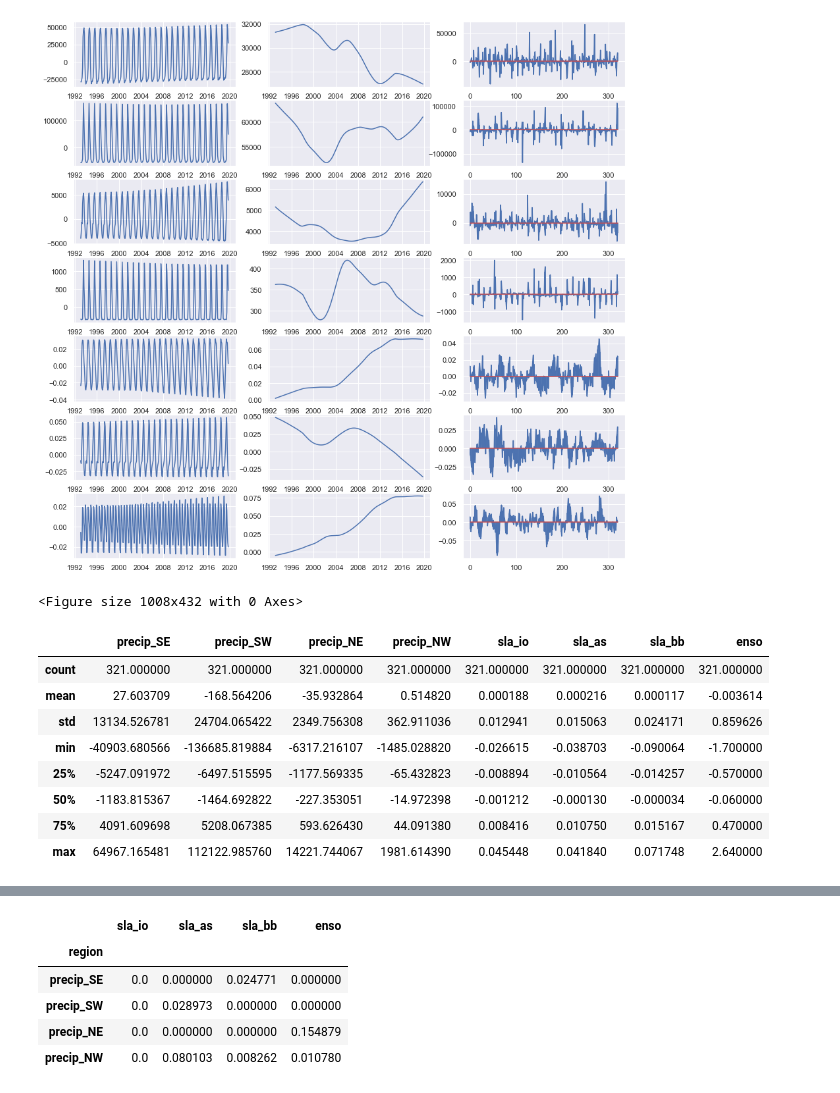
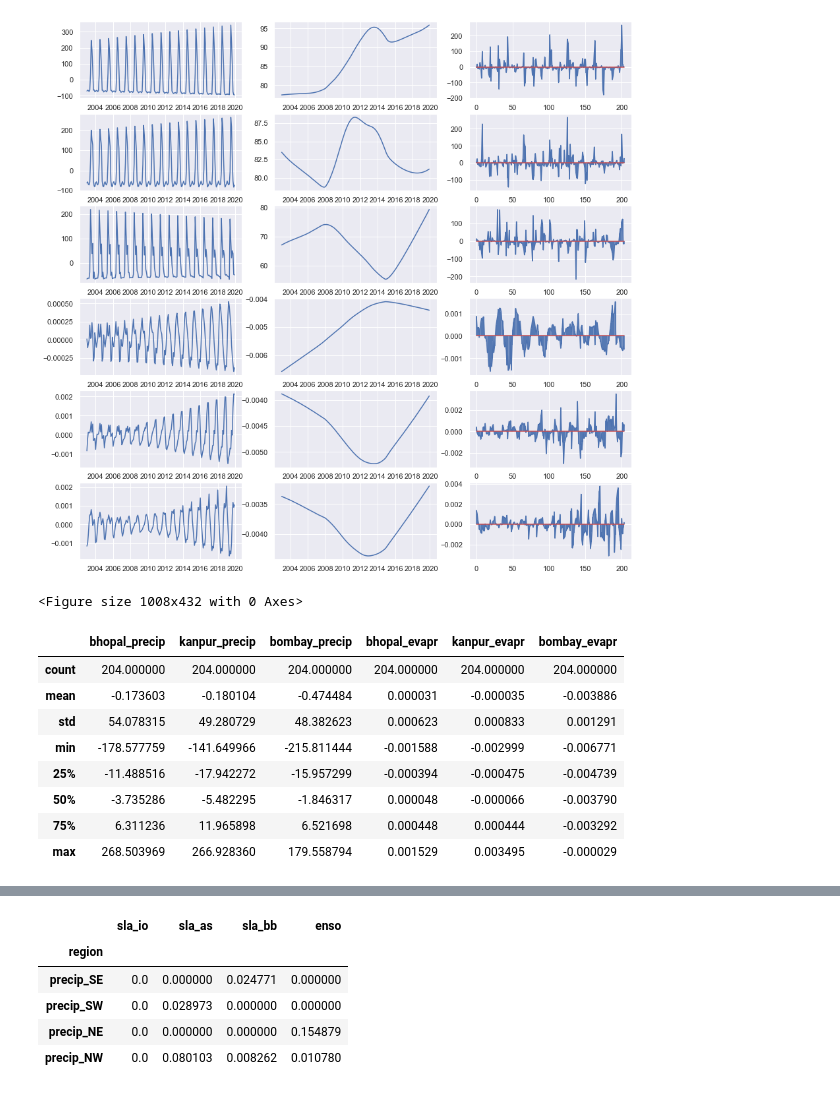
Before and after one commit to rghoshal18/ugpcode, a Jupyter notebook: GC_MI.ipynb, the cells around one changed output, grey strips where cells are left out. Saved outputs shown, nothing was run; the diff lists cells and outputs as text; code cells hidden in the pictures.

Commit message:
Analysis for the new dataset

```diff
--- a/GC_MI.ipynb
+++ b/GC_MI.ipynb
@@ -33 +14,13 @@ time = pd.DatetimeIndex(df['time']).unique()
+# %%
+df = pd.read_csv("D:/UGP/datasets/new_precip.csv").drop(['nv','time_bnds','lat_bnds','lon_bnds'],axis=1).drop_duplicates().reset_index(drop=True)
+evapr = pd.read_csv("D:/UGP/datasets/evapr.csv").sort_values(["lat", "lon","time"], ascending = (True, True,True))
+
+# df.describe()
+df['evapr'] = evapr['e']
+# %%
+time = pd.DatetimeIndex(df['time']).unique()
+
+bhopal = df[(df['lat'] == 23.75) & (df['lon'] == 76.25 ) ]
+kanpur = df[(df['lat'] == 26.25) & (df['lon'] == 81.25 ) ]
+bombay = df[(df['lat'] == 18.75) & (df['lon'] == 71.25 ) ]
 # %%
@@ -139,14 +93,12 @@ plt.show()
 # %%
 # Loading the dataset into a single data frame
 
-df = pd.DataFrame({"precip_SE":np.array(r1_precip),
-                   "precip_SW":np.array(r2_precip),
-                   "precip_NE":np.array(r3_precip),
-                   "precip_NW":np.array(r4_precip),
-                   "sla_io":np.array(s1),
-                   "sla_as":np.array(s2),
-                   "sla_bb":np.array(s3),
-                   "enso":np.array(data['oni'])})
+df = pd.DataFrame({"bhopal_precip":np.array(bhopal["precip"]),
+                   "kanpur_precip":np.array(kanpur["precip"]),
+                   "bombay_precip":np.array(bombay["precip"]),
+                   "bhopal_evapr":np.array(bhopal['evapr']),
+                   "kanpur_evapr":np.array(kanpur["evapr"]),
+                   "bombay_evapr":np.array(bombay["evapr"])})
 # %%
 # Setting the time column as index of df
 
@@ -182,32 +132,32 @@ for i in df:
 # %%
 # Distributing signal into its seasonality, trend and residuals and storing the residuals in transformed data
 
-fig, ax = plt.subplots(7,3,figsize=(15, 15))
+fig, ax = plt.subplots(6,3,figsize=(15, 15))
 plt.figure(figsize=(14,6))
 transform_data = pd.DataFrame()
-for i in range(7):
+for i in range(6):
     stl = STL(df.iloc[:,i], period = 12,seasonal=61 , trend = 121)
     res = stl.fit()
     transform_data[df.columns[i]] = res.resid
     ax[i,0].plot(res.seasonal)
     ax[i,1].plot(res.trend)
     ax[i,2].stem(res.resid , markerfmt='')
-transform_data[df.columns[7]] = df.iloc[:,7]
+transform_data[df.columns[5]] = df.iloc[:,5]
 # %% [output]
-[figure, old version]
+[figure, new version]
 <Figure size 1008x432 with 0 Axes>
 # %%
 transform_data.describe()
 # %% [output]
-|  | precip_SE | precip_SW | precip_NE | precip_NW | sla_io | sla_as | sla_bb | enso |
-| count | 321.000000 | 321.000000 | 321.000000 | 321.000000 | 321.000000 | 321.000000 | 321.000000 | 321.000000 |
-| mean | 27.603709 | -168.564206 | -35.932864 | 0.514820 | 0.000188 | 0.000216 | 0.000117 | -0.003614 |
-| std | 13134.526781 | 24704.065422 | 2349.756308 | 362.911036 | 0.012941 | 0.015063 | 0.024171 | 0.859626 |
-| min | -40903.680566 | -136685.819884 | -6317.216107 | -1485.028820 | -0.026615 | -0.038703 | -0.090064 | -1.700000 |
-| 25% | -5247.091972 | -6497.515595 | -1177.569335 | -65.432823 | -0.008894 | -0.010564 | -0.014257 | -0.570000 |
-| 50% | -1183.815367 | -1464.692822 | -227.353051 | -14.972398 | -0.001212 | -0.000130 | -0.000034 | -0.060000 |
-| 75% | 4091.609698 | 5208.067385 | 593.626430 | 44.091380 | 0.008416 | 0.010750 | 0.015167 | 0.470000 |
-| max | 64967.165481 | 112122.985760 | 14221.744067 | 1981.614390 | 0.045448 | 0.041840 | 0.071748 | 2.640000 |
+|  | bhopal_precip | kanpur_precip | bombay_precip | bhopal_evapr | kanpur_evapr | bombay_evapr |
+| count | 204.000000 | 204.000000 | 204.000000 | 204.000000 | 204.000000 | 204.000000 |
+| mean | -0.173603 | -0.180104 | -0.474484 | 0.000031 | -0.000035 | -0.003886 |
+| std | 54.078315 | 49.280729 | 48.382623 | 0.000623 | 0.000833 | 0.001291 |
+| min | -178.577759 | -141.649966 | -215.811444 | -0.001588 | -0.002999 | -0.006771 |
+| 25% | -11.488516 | -17.942272 | -15.957299 | -0.000394 | -0.000475 | -0.004739 |
+| 50% | -3.735286 | -5.482295 | -1.846317 | 0.000048 | -0.000066 | -0.003790 |
+| 75% | 6.311236 | 11.965898 | 6.521698 | 0.000448 | 0.000444 | -0.003292 |
+| max | 268.503969 | 266.928360 | 179.558794 | 0.001529 | 0.003495 | -0.000029 |
 # %%
 # This part is for doing a augmented dickey fuller test on transformed time series for testing stationarity
 # https://www.statisticshowto.com/adf-augmented-dickey-fuller-test/
```
Also changed, not shown: parts of 18 cells of this notebook, 3 other files.
